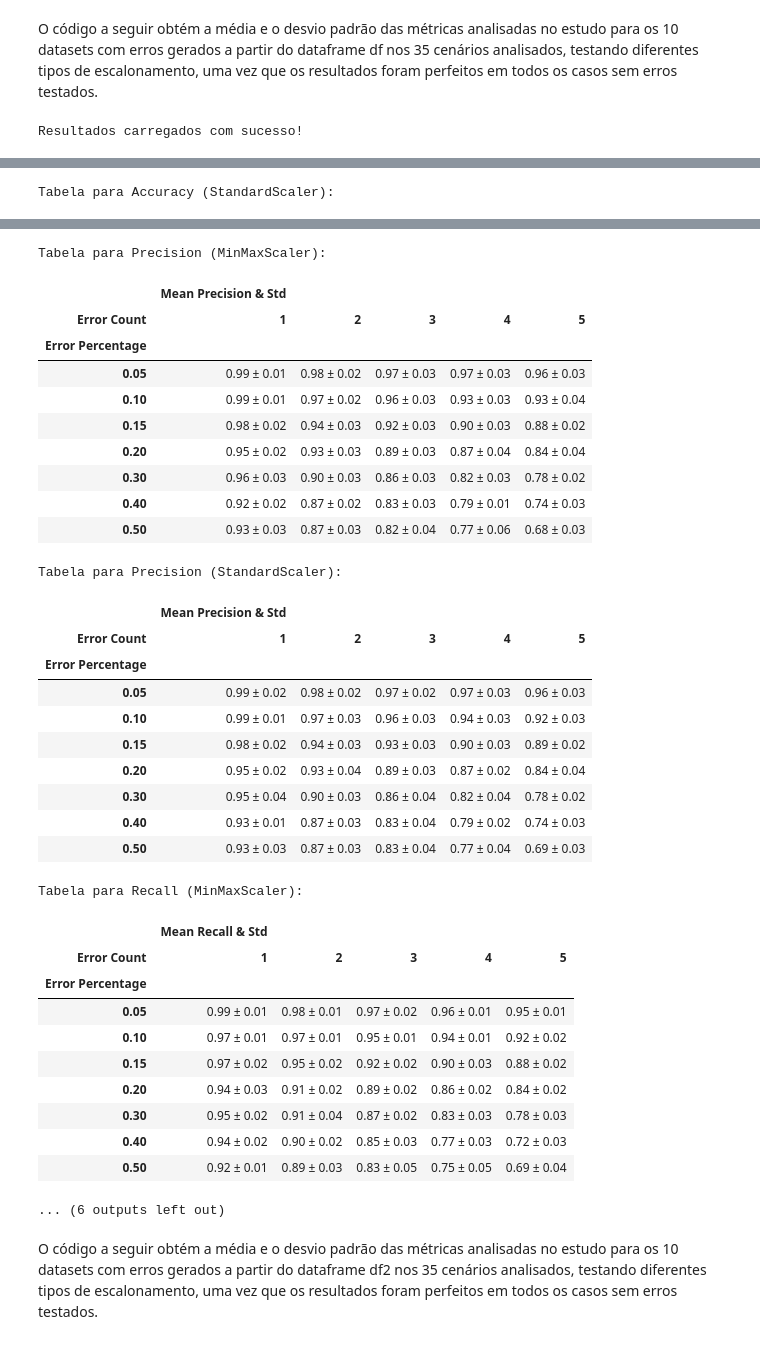
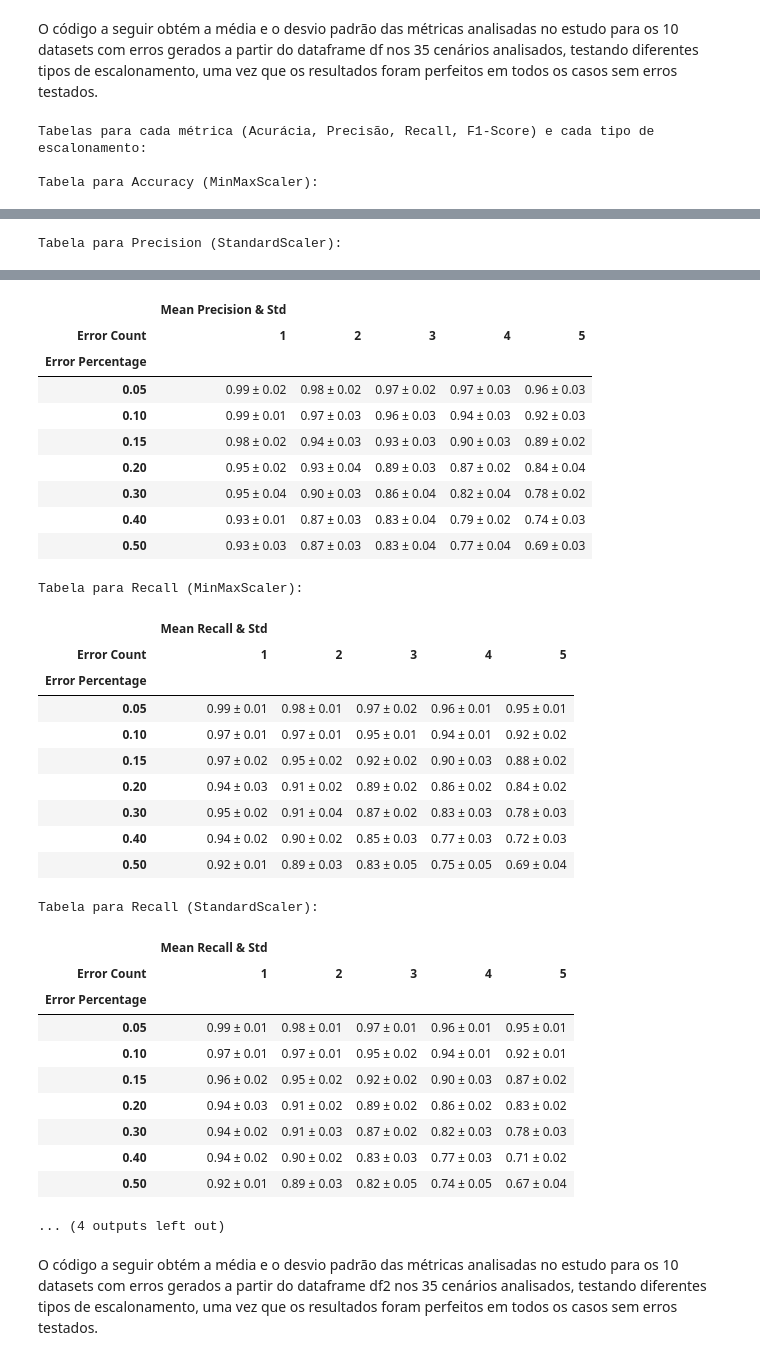
Before and after one commit to SauloBrunoS/TEA-ML-Robustness-Analysis, a Jupyter notebook: Análise_da_Robustez_de_Algoritmos_de_Aprendizado_de_Máquina_no_Dataset_para_Crianças_entre_4_e_11_Anos.ipynb, the cells around one changed output, grey strips where cells are left out. Saved outputs shown, nothing was run; the diff lists cells and outputs as text; code cells hidden in the pictures.

Commit message:
notebook para crianças entre 4 e 11 anos

```diff
--- a/Análise_da_Robustez_de_Algoritmos_de_Aprendizado_de_Máquina_no_Dataset_para_Crianças_entre_4_e_11_Anos.ipynb
+++ b/Análise_da_Robustez_de_Algoritmos_de_Aprendizado_de_Máquina_no_Dataset_para_Crianças_entre_4_e_11_Anos.ipynb
@@ -477,9 +477,7 @@ def load_results(file_path):
 results_file = "/content/drive/MyDrive/archive/results_metrics_rl.pkl"
 try:
     results_metrics = load_results(results_file)
-    print("Resultados carregados com sucesso!")
 except FileNotFoundError:
-    print("Nenhum resultado salvo encontrado. Iniciando uma nova execução...")
     results_metrics = []
 
 # Definição das listas de parâmetros
@@ -495,14 +493,11 @@ scalers = {
 X = df.drop('Class', axis=1)
 y = df['Class']
 
-display(results_metrics)
-
 for error_percentage, error_count in product(error_percentages, error_counts):
     for scaler_name, scaler in scalers.items():
 
         existing_result = [result for result in results_metrics if result[0] == error_percentage and result[1] == error_count and result[2] == scaler_name]
         if existing_result:
-            print(f"Resultados para error_percentage={error_percentage}, error_count={error_count}, scaler_name={scaler_name} já foram calculados. Pulando...")
             continue
 
         # Listas para armazenar as métricas dos 10 datasets
@@ -601,4 +596,6 @@ for metric, table_metric in tables_metrics.items():
 path = "/content/drive/MyDrive/archive/"
 results_metrics_df.to_csv(path + 'resultados_metrics_rl.csv', index=False)
 # %% [output]
-Resultados carregados com sucesso!
+Tabelas para cada métrica (Acurácia, Precisão, Recall, F1-Score) e cada tipo de escalonamento:
+
+Tabela para Accuracy (MinMaxScaler):
@@ -649 +634 @@ Tabela para Accuracy (MinMaxScaler):
-Tabela para Accuracy (StandardScaler):
+Tabela para Precision (StandardScaler):
@@ -660,37 +635,36 @@ Tabela para Accuracy (StandardScaler):
+|  | Mean Precision & Std |  |  |  |  |
+| Error Count | 1 | 2 | 3 | 4 | 5 |
+| Error Percentage |  |  |  |  |  |
+| 0.05 | 0.99 ± 0.02 | 0.98 ± 0.02 | 0.97 ± 0.02 | 0.97 ± 0.03 | 0.96 ± 0.03 |
+| 0.10 | 0.99 ± 0.01 | 0.97 ± 0.03 | 0.96 ± 0.03 | 0.94 ± 0.03 | 0.92 ± 0.03 |
+| 0.15 | 0.98 ± 0.02 | 0.94 ± 0.03 | 0.93 ± 0.03 | 0.90 ± 0.03 | 0.89 ± 0.02 |
+| 0.20 | 0.95 ± 0.02 | 0.93 ± 0.04 | 0.89 ± 0.03 | 0.87 ± 0.02 | 0.84 ± 0.04 |
+| 0.30 | 0.95 ± 0.04 | 0.90 ± 0.03 | 0.86 ± 0.04 | 0.82 ± 0.04 | 0.78 ± 0.02 |
+| 0.40 | 0.93 ± 0.01 | 0.87 ± 0.03 | 0.83 ± 0.04 | 0.79 ± 0.02 | 0.74 ± 0.03 |
+| 0.50 | 0.93 ± 0.03 | 0.87 ± 0.03 | 0.83 ± 0.04 | 0.77 ± 0.04 | 0.69 ± 0.03 |
-Tabela para Precision (MinMaxScaler):
+Tabela para Recall (MinMaxScaler):
-|  | Mean Precision & Std |  |  |  |  |
-| Error Count | 1 | 2 | 3 | 4 | 5 |
-| Error Percentage |  |  |  |  |  |
-| 0.05 | 0.99 ± 0.01 | 0.98 ± 0.02 | 0.97 ± 0.03 | 0.97 ± 0.03 | 0.96 ± 0.03 |
-| 0.10 | 0.99 ± 0.01 | 0.97 ± 0.02 | 0.96 ± 0.03 | 0.93 ± 0.03 | 0.93 ± 0.04 |
-| 0.15 | 0.98 ± 0.02 | 0.94 ± 0.03 | 0.92 ± 0.03 | 0.90 ± 0.03 | 0.88 ± 0.02 |
-| 0.20 | 0.95 ± 0.02 | 0.93 ± 0.03 | 0.89 ± 0.03 | 0.87 ± 0.04 | 0.84 ± 0.04 |
-| 0.30 | 0.96 ± 0.03 | 0.90 ± 0.03 | 0.86 ± 0.03 | 0.82 ± 0.03 | 0.78 ± 0.02 |
-| 0.40 | 0.92 ± 0.02 | 0.87 ± 0.02 | 0.83 ± 0.03 | 0.79 ± 0.01 | 0.74 ± 0.03 |
-| 0.50 | 0.93 ± 0.03 | 0.87 ± 0.03 | 0.82 ± 0.04 | 0.77 ± 0.06 | 0.68 ± 0.03 |
+|  | Mean Recall & Std |  |  |  |  |
+| Error Count | 1 | 2 | 3 | 4 | 5 |
+| Error Percentage |  |  |  |  |  |
+| 0.05 | 0.99 ± 0.01 | 0.98 ± 0.01 | 0.97 ± 0.02 | 0.96 ± 0.01 | 0.95 ± 0.01 |
+| 0.10 | 0.97 ± 0.01 | 0.97 ± 0.01 | 0.95 ± 0.01 | 0.94 ± 0.01 | 0.92 ± 0.02 |
+| 0.15 | 0.97 ± 0.02 | 0.95 ± 0.02 | 0.92 ± 0.02 | 0.90 ± 0.03 | 0.88 ± 0.02 |
+| 0.20 | 0.94 ± 0.03 | 0.91 ± 0.02 | 0.89 ± 0.02 | 0.86 ± 0.02 | 0.84 ± 0.02 |
+| 0.30 | 0.95 ± 0.02 | 0.91 ± 0.04 | 0.87 ± 0.02 | 0.83 ± 0.03 | 0.78 ± 0.03 |
+| 0.40 | 0.94 ± 0.02 | 0.90 ± 0.02 | 0.85 ± 0.03 | 0.77 ± 0.03 | 0.72 ± 0.03 |
+| 0.50 | 0.92 ± 0.01 | 0.89 ± 0.03 | 0.83 ± 0.05 | 0.75 ± 0.05 | 0.69 ± 0.04 |
-Tabela para Precision (StandardScaler):
+Tabela para Recall (StandardScaler):
-|  | Mean Precision & Std |  |  |  |  |
-| Error Count | 1 | 2 | 3 | 4 | 5 |
-| Error Percentage |  |  |  |  |  |
-| 0.05 | 0.99 ± 0.02 | 0.98 ± 0.02 | 0.97 ± 0.02 | 0.97 ± 0.03 | 0.96 ± 0.03 |
-| 0.10 | 0.99 ± 0.01 | 0.97 ± 0.03 | 0.96 ± 0.03 | 0.94 ± 0.03 | 0.92 ± 0.03 |
-| 0.15 | 0.98 ± 0.02 | 0.94 ± 0.03 | 0.93 ± 0.03 | 0.90 ± 0.03 | 0.89 ± 0.02 |
-| 0.20 | 0.95 ± 0.02 | 0.93 ± 0.04 | 0.89 ± 0.03 | 0.87 ± 0.02 | 0.84 ± 0.04 |
-| 0.30 | 0.95 ± 0.04 | 0.90 ± 0.03 | 0.86 ± 0.04 | 0.82 ± 0.04 | 0.78 ± 0.02 |
-| 0.40 | 0.93 ± 0.01 | 0.87 ± 0.03 | 0.83 ± 0.04 | 0.79 ± 0.02 | 0.74 ± 0.03 |
-| 0.50 | 0.93 ± 0.03 | 0.87 ± 0.03 | 0.83 ± 0.04 | 0.77 ± 0.04 | 0.69 ± 0.03 |
+|  | Mean Recall & Std |  |  |  |  |
+| Error Count | 1 | 2 | 3 | 4 | 5 |
+| Error Percentage |  |  |  |  |  |
+| 0.05 | 0.99 ± 0.01 | 0.98 ± 0.01 | 0.97 ± 0.01 | 0.96 ± 0.01 | 0.95 ± 0.01 |
+| 0.10 | 0.97 ± 0.01 | 0.97 ± 0.01 | 0.95 ± 0.02 | 0.94 ± 0.01 | 0.92 ± 0.01 |
+| 0.15 | 0.96 ± 0.02 | 0.95 ± 0.02 | 0.92 ± 0.02 | 0.90 ± 0.03 | 0.87 ± 0.02 |
+| 0.20 | 0.94 ± 0.03 | 0.91 ± 0.02 | 0.89 ± 0.02 | 0.86 ± 0.02 | 0.83 ± 0.02 |
+| 0.30 | 0.94 ± 0.02 | 0.91 ± 0.03 | 0.87 ± 0.02 | 0.82 ± 0.03 | 0.78 ± 0.03 |
+| 0.40 | 0.94 ± 0.02 | 0.90 ± 0.02 | 0.83 ± 0.03 | 0.77 ± 0.03 | 0.71 ± 0.02 |
+| 0.50 | 0.92 ± 0.01 | 0.89 ± 0.03 | 0.82 ± 0.05 | 0.74 ± 0.05 | 0.67 ± 0.04 |
-Tabela para Recall (MinMaxScaler):
+... (4 outputs left out)
-|  | Mean Recall & Std |  |  |  |  |
-| Error Count | 1 | 2 | 3 | 4 | 5 |
-| Error Percentage |  |  |  |  |  |
-| 0.05 | 0.99 ± 0.01 | 0.98 ± 0.01 | 0.97 ± 0.02 | 0.96 ± 0.01 | 0.95 ± 0.01 |
-| 0.10 | 0.97 ± 0.01 | 0.97 ± 0.01 | 0.95 ± 0.01 | 0.94 ± 0.01 | 0.92 ± 0.02 |
-| 0.15 | 0.97 ± 0.02 | 0.95 ± 0.02 | 0.92 ± 0.02 | 0.90 ± 0.03 | 0.88 ± 0.02 |
-| 0.20 | 0.94 ± 0.03 | 0.91 ± 0.02 | 0.89 ± 0.02 | 0.86 ± 0.02 | 0.84 ± 0.02 |
-| 0.30 | 0.95 ± 0.02 | 0.91 ± 0.04 | 0.87 ± 0.02 | 0.83 ± 0.03 | 0.78 ± 0.03 |
-| 0.40 | 0.94 ± 0.02 | 0.90 ± 0.02 | 0.85 ± 0.03 | 0.77 ± 0.03 | 0.72 ± 0.03 |
-| 0.50 | 0.92 ± 0.01 | 0.89 ± 0.03 | 0.83 ± 0.05 | 0.75 ± 0.05 | 0.69 ± 0.04 |
-... (6 outputs left out)
 # %% [markdown]
 O código a seguir obtém a média e o desvio padrão das métricas analisadas no estudo para os 10 datasets com erros gerados a partir do dataframe df2 nos 35 cenários analisados, testando diferentes tipos de escalonamento, uma vez que os resultados foram perfeitos em todos os casos sem erros testados.
 # %%
```
Also changed, not shown: parts of 6 cells of this notebook.
